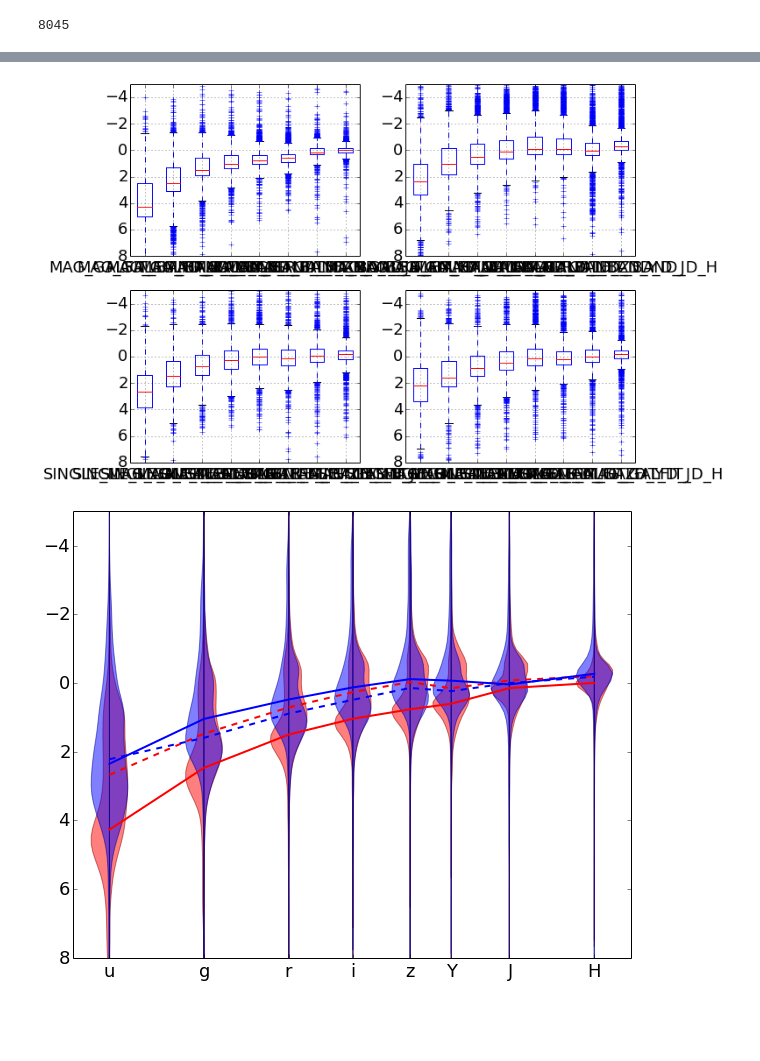
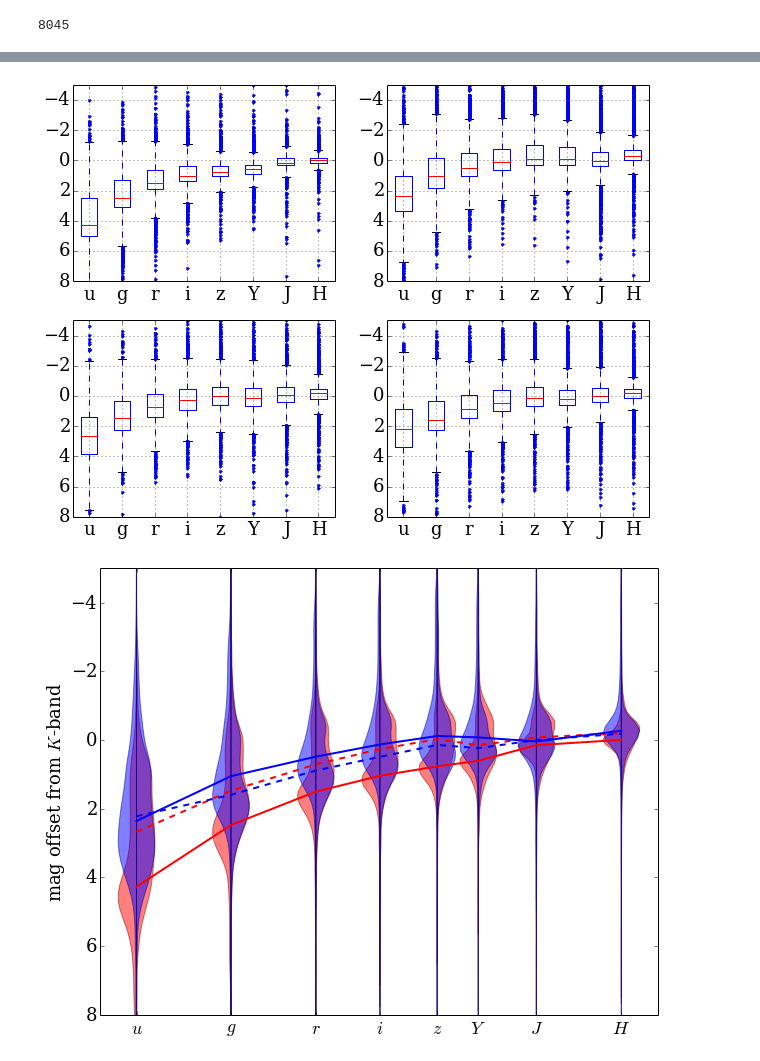
Before and after one commit to MegaMorph/megamorph-analysis, a Jupyter notebook: notebooks/BD_analysis.ipynb, the cells around one changed output, grey strips where cells are left out. Saved outputs shown, nothing was run; the diff lists cells and outputs as text; code cells hidden in the pictures; blank space fills up the shorter version.

```diff
--- a/notebooks/BD_analysis.ipynb
+++ b/notebooks/BD_analysis.ipynb
@@ -15,11 +19,12 @@ len(data)
 # %% [output]
 8045
 # %%
-allbands = 'ugrizYJHK'
+allbands = list('ugrizYJHK')
 band_wl = numpy.array([3543,4770,6231,7625,9134,10395,12483,16313,22010])
 normband = 'K'
-bands = 'ugrizYJH'
+bands = list('ugrizYJH')
+band_labels = ['${}$'.format(i) for i in bands]
 band_wl = numpy.array([3543,4770,6231,7625,9134,10395,12483,16313])
 #normband = 'Z'
-#bands = 'ugriYJHK'
+#bands = list('ugriYJHK')
 #band_wl = numpy.array([3543,4770,6231,7625,10395,12483,16313,22010])
@@ -62,0 +31,22 @@ print len(normsed_d_single)
+# %%
+mags_b = data[['MAG_GALFIT_BAND_B_{}'.format(b.upper()) for b in allbands]]
+mags_d = data[['MAG_GALFIT_BAND_D_{}'.format(b.upper()) for b in allbands]]
+mags_b_single = data[['SINGLE_MAG_GALFIT_B_{}'.format(b.upper()) for b in allbands]]
+mags_d_single = data[['SINGLE_MAG_GALFIT_D_{}'.format(b.upper()) for b in allbands]]
+mags_b.columns = mags_d.columns = mags_b_single.columns = mags_d_single.columns = allbands
+# %%
+def get_normsed(mags, bands, normband):
+    normsed = mags[bands]
+    normsed = normsed.sub(mags[normband], axis='index')
+    good = ((normsed > -50) & (normsed < 50)).T.all()
+    good &= ((mags[normband] > -50) & (mags[normband] < 50))
+    return normsed[good], good
+# %%
+normsed_b, good_b = get_normsed(mags_b, bands, normband)
+print len(normsed_b)
+normsed_b_single, good_b_single = get_normsed(mags_b_single, bands, normband)
+print len(normsed_b_single)
+normsed_d, good_d = get_normsed(mags_d, bands, normband)
+print len(normsed_d)
+normsed_d_single, good_d_single = get_normsed(mags_d_single, bands, normband)
+print len(normsed_d_single)
@@ -84,46 +81,45 @@ normsed_d_single[::10].T.plot(ax=ax, x=band_wl, ylim=(5,-2), legend=False, color
 # %%
 plt.subplot(221)
-boxplot = normsed_b.boxplot()
+boxplot = normsed_b.boxplot(sym='b.')
 plt.axis(ymin=8, ymax=-5)
 plt.subplot(222)
-boxplot = normsed_d.boxplot()
+boxplot = normsed_d.boxplot(sym='b.')
 plt.axis(ymin=8, ymax=-5)
 plt.subplot(223)
-boxplot = normsed_b_single.boxplot()
+boxplot = normsed_b_single.boxplot(sym='b.')
 plt.axis(ymin=8, ymax=-5)
 plt.subplot(224)
-boxplot = normsed_d_single.boxplot()
+boxplot = normsed_d_single.boxplot(sym='b.')
 _ = plt.axis(ymin=8, ymax=-5)
 # %% [output]
-[figure, old version]
+[figure, new version]
 # %%
 from statsmodels.graphics.boxplots import beanplot, violinplot
 wl = np.log10(band_wl)*10
 #p = beanplot(normsed.T.values, labels=bands[:-1], positions=np.log10(band_wl[:-1])*10,
 #             side='left', plot_opts={'bean_color':'none', 'violin_width':0.5})
 #             #jitter=True, {'jitter_marker_size':0})
-p = violinplot(normsed_b.T.values, labels=bands, positions=wl,
+p = violinplot(normsed_b.T.values, labels=band_labels, positions=wl,
                 side='left', show_boxplot=False,
                 plot_opts={'violin_width':0.5, 'violin_fc':'red', 'violin_ec':'darkred',
                            'cutoff':False, 'cutoff_val':1.5})
-p = violinplot(normsed_b_single.T.values, ax=plt.gca(), labels=bands,
-               positions=wl,
-                side='right', show_boxplot=False,
+p = violinplot(normsed_b_single.T.values, ax=plt.gca(), labels=band_labels,
+                positions=wl, side='right', show_boxplot=False,
                 plot_opts={'violin_width':0.5, 'violin_fc':'red', 'violin_ec':'darkred',
                            'cutoff':False, 'cutoff_val':1.5})
-p = violinplot(normsed_d.T.values, ax=plt.gca(), labels=bands, positions=wl,
+p = violinplot(normsed_d.T.values, ax=plt.gca(), labels=band_labels, positions=wl,
                 side='left', show_boxplot=False,
                 plot_opts={'violin_width':0.5, 'violin_fc':'blue', 'violin_ec':'darkblue',
                            'cutoff':False, 'cutoff_val':1.5})
-p = violinplot(normsed_d_single.T.values, ax=plt.gca(), labels=bands,
-               positions=wl,
-                side='right', show_boxplot=False,
+p = violinplot(normsed_d_single.T.values, ax=plt.gca(), labels=band_labels,
+                positions=wl, side='right', show_boxplot=False,
                 plot_opts={'violin_width':0.5, 'violin_fc':'blue', 'violin_ec':'darkblue',
                            'cutoff':False, 'cutoff_val':1.5})
 plt.plot(wl, normsed_b.median(), color='r', lw=2)
 plt.plot(wl, normsed_b_single.median(), color='r', ls='--', lw=2)
 plt.plot(wl, normsed_d.median(), color='b', lw=2)
 plt.plot(wl, normsed_d_single.median(), color='b', ls='--', lw=2)
-_ = plt.axis(ymin=8, ymax=-5)
+plt.axis(ymin=8, ymax=-5)
+_ = plt.ylabel('mag offset from $K$-band')
 # %% [output]
-[figure, old version]
+[figure, new version]
```
Also changed, not shown: parts of 10 cells of this notebook.
